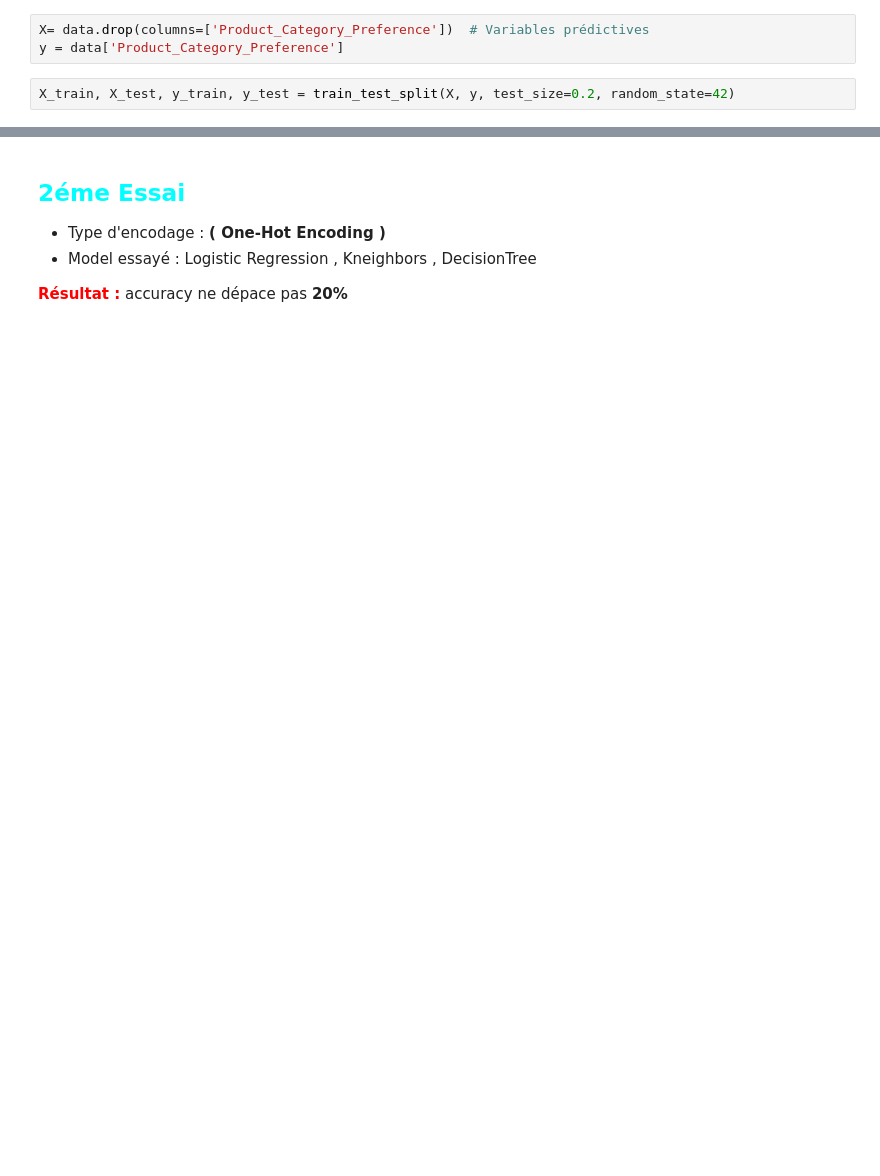
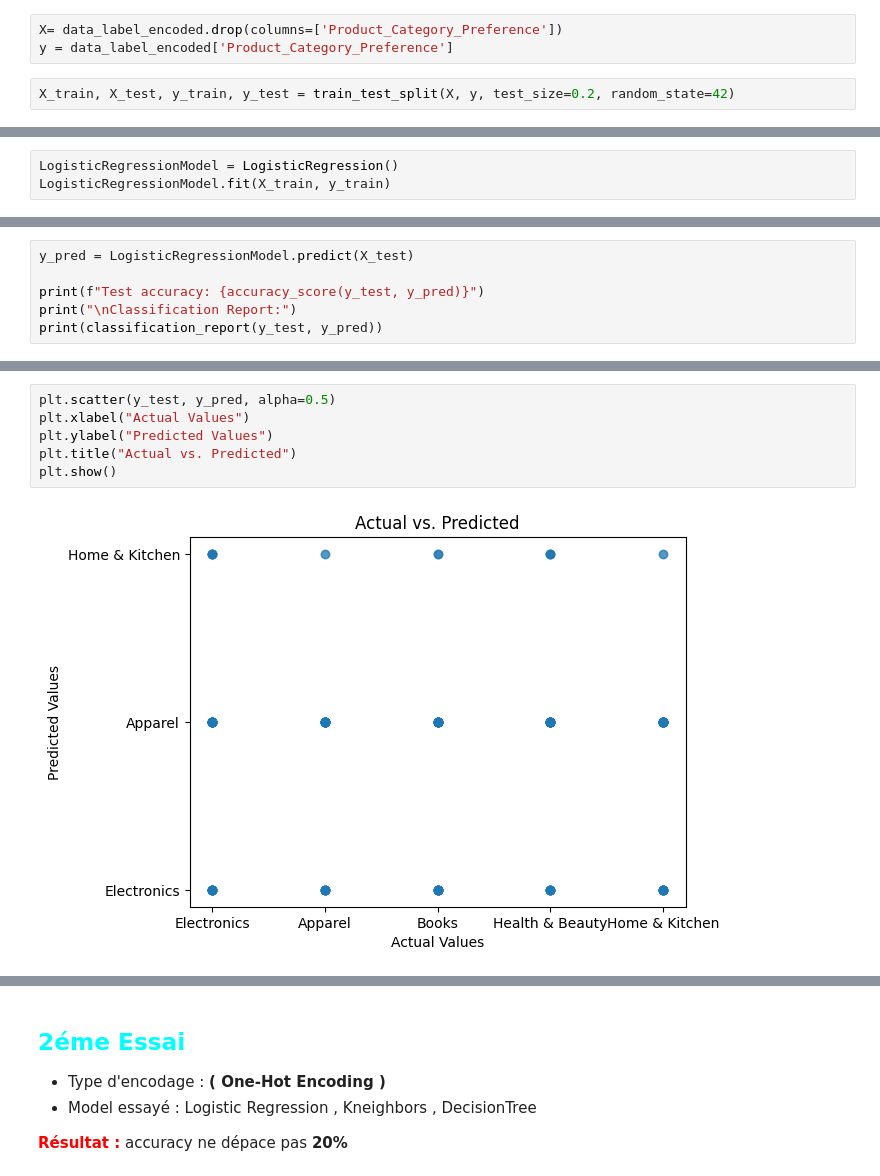
Before and after one commit to asmaembr/Classification_product_category, a Jupyter notebook: ProductCategoryPredictionV3.ipynb, the cells around one changed output, grey strips where cells are left out. Drawn from its saved outputs; the diff is of its cells as text; blank space fills up the shorter version.

```diff
--- a/ProductCategoryPredictionV3.ipynb
+++ b/ProductCategoryPredictionV3.ipynb
@@ -209,7 +209,7 @@ data_label_encoded.head()
 
 - on definie le y qui est la colonne de la variable décisionnelle (Product_category_preference)
 # %%
-X= data.drop(columns=['Product_Category_Preference'])  # Variables prédictives
-y = data['Product_Category_Preference']
+X= data_label_encoded.drop(columns=['Product_Category_Preference'])
+y = data_label_encoded['Product_Category_Preference']
 # %%
 X_train, X_test, y_train, y_test = train_test_split(X, y, test_size=0.2, random_state=42)
@@ -215,0 +239,3 @@ X_train, X_test, y_train, y_test = train_test_split(X, y, test_size=0.2, random_
+# %%
+LogisticRegressionModel = LogisticRegression()
+LogisticRegressionModel.fit(X_train, y_train)
@@ -215,0 +253,6 @@ X_train, X_test, y_train, y_test = train_test_split(X, y, test_size=0.2, random_
+# %%
+y_pred = LogisticRegressionModel.predict(X_test)
+
+print(f"Test accuracy: {accuracy_score(y_test, y_pred)}")
+print("\nClassification Report:")
+print(classification_report(y_test, y_pred))
@@ -215,0 +274,8 @@ X_train, X_test, y_train, y_test = train_test_split(X, y, test_size=0.2, random_
+# %%
+plt.scatter(y_test, y_pred, alpha=0.5)
+plt.xlabel("Actual Values")
+plt.ylabel("Predicted Values")
+plt.title("Actual vs. Predicted")
+plt.show()
+# %% [output]
+[figure, added]
```
Also changed, not shown: parts of 23 cells of this notebook, 2 other files.
